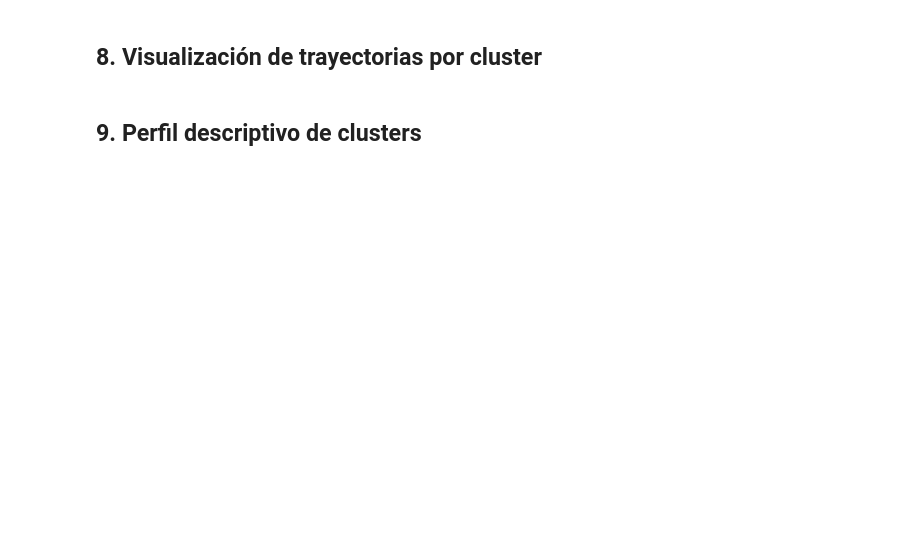
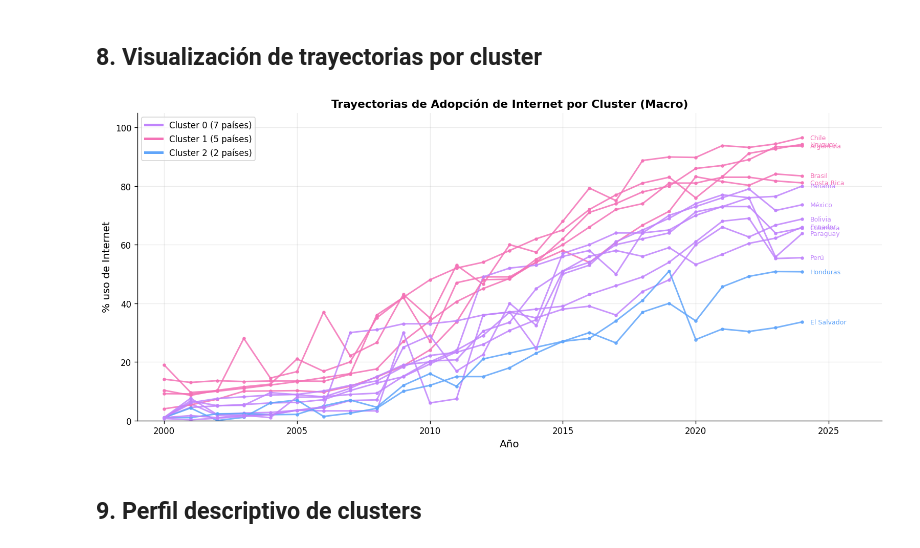
Before and after one commit to nadissa1508/MD_Proyecto_final, a Jupyter notebook: clustering_macro.ipynb, the cells around one changed output. Drawn from its saved outputs; the diff is of its cells as text; code cells hidden in the pictures; blank space fills up the shorter version.

```diff
--- a/clustering_macro.ipynb
+++ b/clustering_macro.ipynb
@@ -460,39 +428,24 @@ plt.show()
 # %% [markdown]
 ## 8. Visualización de trayectorias por cluster
 # %%
-# Mejor modelo (determinar por métricas en celda 6)
-# Usar el modelo con mayor Silhouette como base
-best_labels = labels_ward  # Ajustar si K-Means++ resulta mejor
+best_labels = labels_ward  # Ward = K-Means++ (mismo resultado)
+years_int   = [int(y) for y in YEAR_COLS]
 
-fig, ax = plt.subplots(figsize=(12, 6))
-cluster_colors = ['#C084FC', '#F472B6', '#60A5FA']
-years_int = [int(y) for y in YEAR_COLS]
-
-for i, (pais, vals, cluster) in enumerate(zip(countries, X_raw, best_labels)):
-    pais_short = pais.replace('Bolivia (Estado Plurinacional de)', 'Bolivia')
-    ax.plot(years_int, vals, '-o',
-            color=cluster_colors[cluster],
-            linewidth=1.5, markersize=3, alpha=0.8)
-    ax.text(years_int[-1] + 0.3, vals[-1], pais_short,
-            fontsize=7.5, va='center', color=cluster_colors[cluster])
-
-# Leyenda de clusters
-import matplotlib.patches as mpatches
+fig, ax = plt.subplots(figsize=(13, 6))
+for pais, vals, c in zip(countries, X_raw, best_labels):
+    pn = pais.replace('Bolivia (Estado Plurinacional de)', 'Bolivia')
+    ax.plot(years_int, vals, '-o', color=PALETTE[c], lw=1.8, ms=3, alpha=0.85)
+    ax.text(years_int[-1]+0.3, vals[-1], pn, fontsize=7.5, va='center', color=PALETTE[c])
 for c in range(K_OPT):
     n = sum(best_labels == c)
-    ax.plot([], [], color=cluster_colors[c], linewidth=3,
-            label=f'Cluster {c} ({n} países)')
-
-ax.set_xlabel('Año', fontsize=12)
-ax.set_ylabel('% de uso de Internet (Total)', fontsize=12)
+    ax.plot([], [], color=PALETTE[c], lw=3, label=f'Cluster {c} ({n} países)')
+ax.set_xlabel('Año', fontsize=12); ax.set_ylabel('% uso de Internet', fontsize=12)
 ax.set_title('Trayectorias de Adopción de Internet por Cluster (Macro)', fontsize=13, fontweight='bold')
-ax.legend(fontsize=10, loc='upper left')
-ax.set_xlim(1999, 2026)
-ax.set_ylim(0, 100)
-
-plt.tight_layout()
-plt.savefig('macro_trajectories.png', bbox_inches='tight')
-plt.show()
+ax.legend(fontsize=10, loc='upper left'); ax.set_xlim(1999, 2027); ax.set_ylim(0, 105)
+ax.grid(True, alpha=0.25)
+plt.tight_layout(); plt.savefig('macro_trajectories.png', bbox_inches='tight'); plt.show()
+# %% [output]
+[figure, added]
 # %% [markdown]
 ## 9. Perfil descriptivo de clusters
 # %%
```
Also changed, not shown: parts of 32 cells of this notebook, 5 other files.
